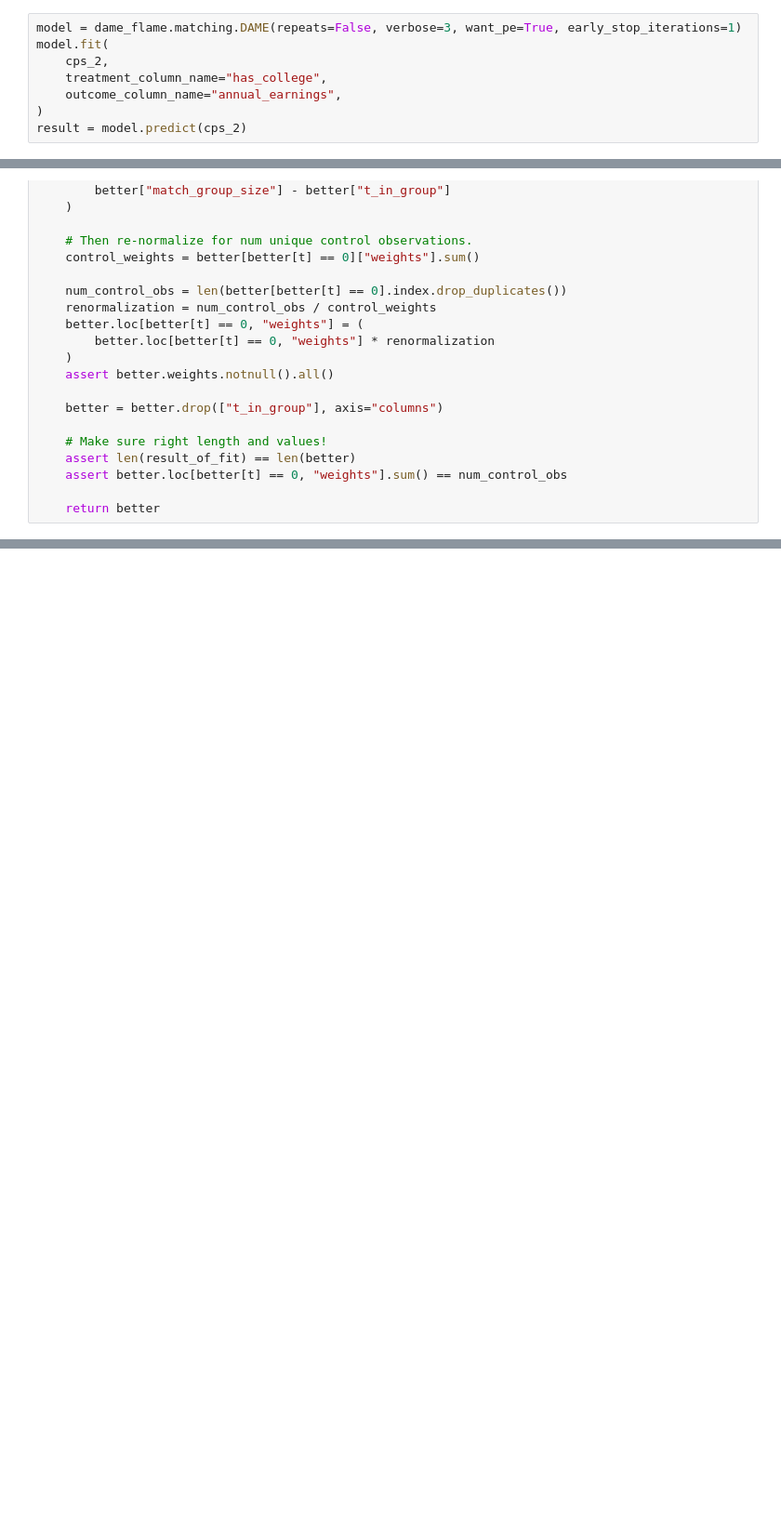
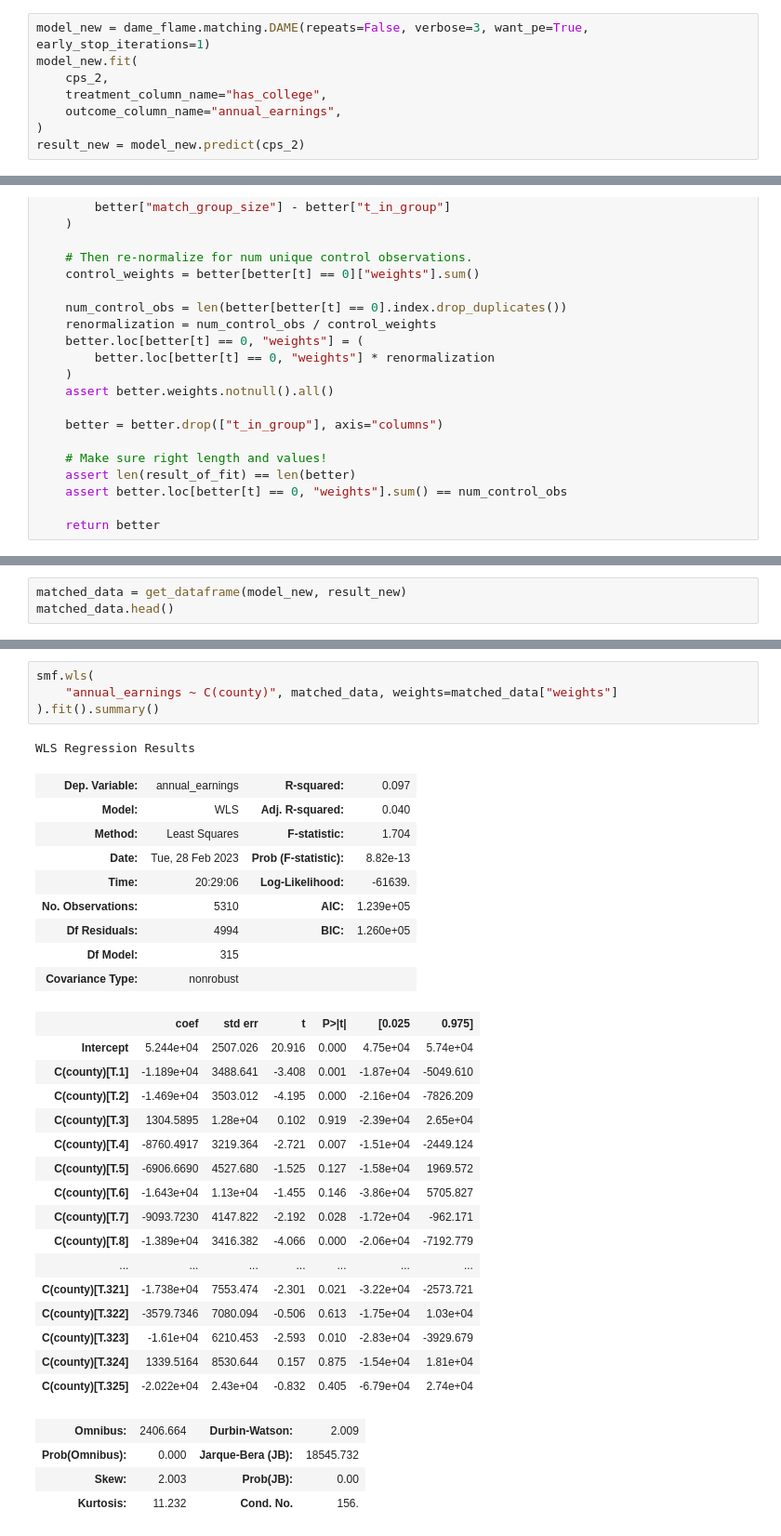
Before and after one commit to nick-carroll1/Matching-Exercise, a Jupyter notebook: matching_exercise.ipynb, the cells around one changed output, grey strips where cells are left out. Shown at 93% size. Saved outputs shown, nothing was run; the diff lists cells and outputs as text; blank space fills up the shorter version.

```diff
--- a/matching_exercise.ipynb
+++ b/matching_exercise.ipynb
@@ -229,12 +228,12 @@ plt.show()
 # %% [markdown]
 ### Exercise 10
 # %%
-model = dame_flame.matching.DAME(repeats=False, verbose=3, want_pe=True, early_stop_iterations=1)
-model.fit(
+model_new = dame_flame.matching.DAME(repeats=False, verbose=3, want_pe=True, early_stop_iterations=1)
+model_new.fit(
     cps_2,
     treatment_column_name="has_college",
     outcome_column_name="annual_earnings",
 )
-result = model.predict(cps_2)
+result_new = model_new.predict(cps_2)
 # %% [output]
 Completed iteration 0 of matching
@@ -324,0 +306,3 @@ AssertionError:
+# %%
+matched_data = get_dataframe(model_new, result_new)
+matched_data.head()
@@ -324,0 +346,35 @@ AssertionError:
+# %%
+smf.wls(
+    "annual_earnings ~ C(county)", matched_data, weights=matched_data["weights"]
+).fit().summary()
+# %% [output]
+WLS Regression Results
+| Dep. Variable: | annual_earnings | R-squared: | 0.097 |
+| Model: | WLS | Adj. R-squared: | 0.040 |
+| Method: | Least Squares | F-statistic: | 1.704 |
+| Date: | Tue, 28 Feb 2023 | Prob (F-statistic): | 8.82e-13 |
+| Time: | 20:29:06 | Log-Likelihood: | -61639. |
+| No. Observations: | 5310 | AIC: | 1.239e+05 |
+| Df Residuals: | 4994 | BIC: | 1.260e+05 |
+| Df Model: | 315 |  |  |
+| Covariance Type: | nonrobust |  |  |
+|  | coef | std err | t | P>|t| | [0.025 | 0.975] |
+| Intercept | 5.244e+04 | 2507.026 | 20.916 | 0.000 | 4.75e+04 | 5.74e+04 |
+| C(county)[T.1] | -1.189e+04 | 3488.641 | -3.408 | 0.001 | -1.87e+04 | -5049.610 |
+| C(county)[T.2] | -1.469e+04 | 3503.012 | -4.195 | 0.000 | -2.16e+04 | -7826.209 |
+| C(county)[T.3] | 1304.5895 | 1.28e+04 | 0.102 | 0.919 | -2.39e+04 | 2.65e+04 |
+| C(county)[T.4] | -8760.4917 | 3219.364 | -2.721 | 0.007 | -1.51e+04 | -2449.124 |
+| C(county)[T.5] | -6906.6690 | 4527.680 | -1.525 | 0.127 | -1.58e+04 | 1969.572 |
+| C(county)[T.6] | -1.643e+04 | 1.13e+04 | -1.455 | 0.146 | -3.86e+04 | 5705.827 |
+| C(county)[T.7] | -9093.7230 | 4147.822 | -2.192 | 0.028 | -1.72e+04 | -962.171 |
+| C(county)[T.8] | -1.389e+04 | 3416.382 | -4.066 | 0.000 | -2.06e+04 | -7192.779 |
+| ... | ... | ... | ... | ... | ... | ... |
+| C(county)[T.321] | -1.738e+04 | 7553.474 | -2.301 | 0.021 | -3.22e+04 | -2573.721 |
+| C(county)[T.322] | -3579.7346 | 7080.094 | -0.506 | 0.613 | -1.75e+04 | 1.03e+04 |
+| C(county)[T.323] | -1.61e+04 | 6210.453 | -2.593 | 0.010 | -2.83e+04 | -3929.679 |
+| C(county)[T.324] | 1339.5164 | 8530.644 | 0.157 | 0.875 | -1.54e+04 | 1.81e+04 |
+| C(county)[T.325] | -2.022e+04 | 2.43e+04 | -0.832 | 0.405 | -6.79e+04 | 2.74e+04 |
+| Omnibus: | 2406.664 | Durbin-Watson: | 2.009 |
+| Prob(Omnibus): | 0.000 | Jarque-Bera (JB): | 18545.732 |
+| Skew: | 2.003 | Prob(JB): | 0.00 |
+| Kurtosis: | 11.232 | Cond. No. | 156. |
```
Also changed, not shown: parts of 27 cells of this notebook.
